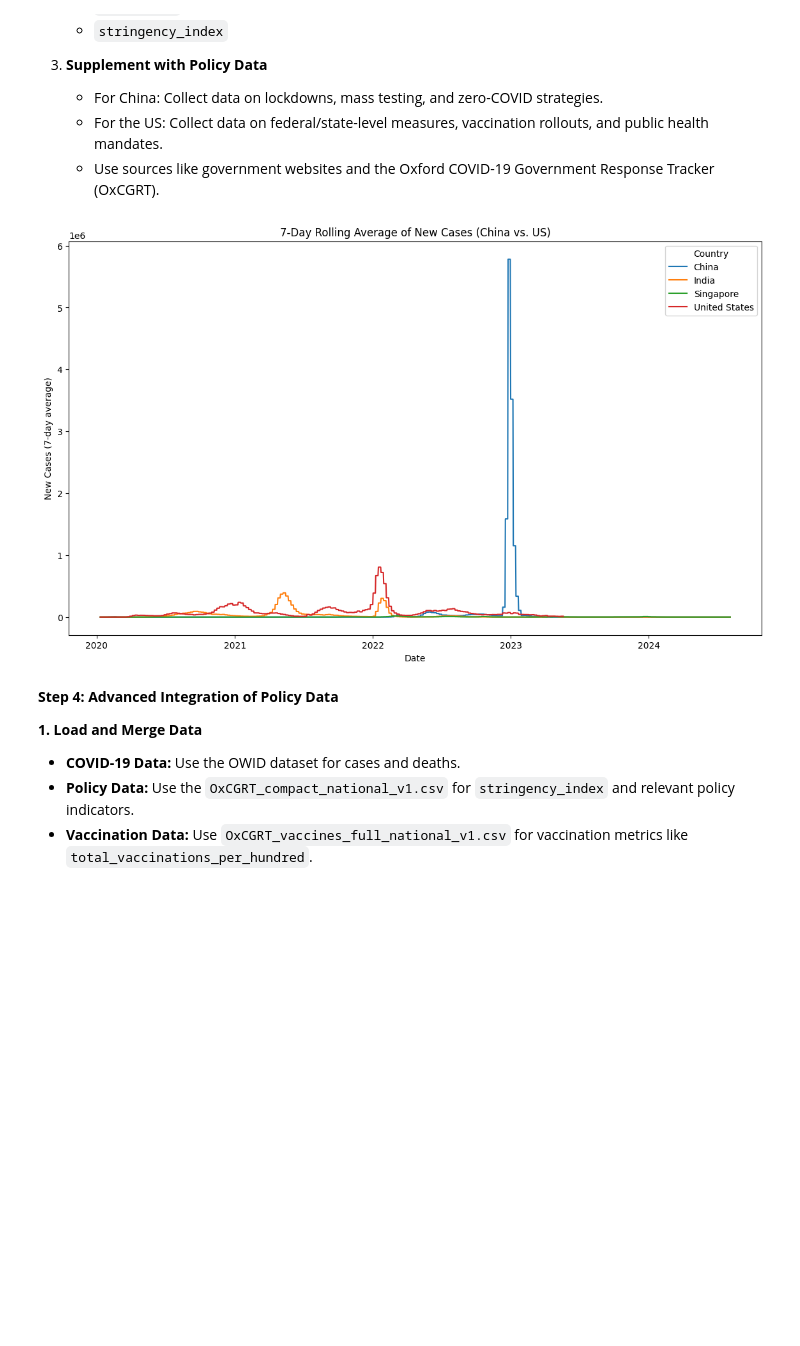
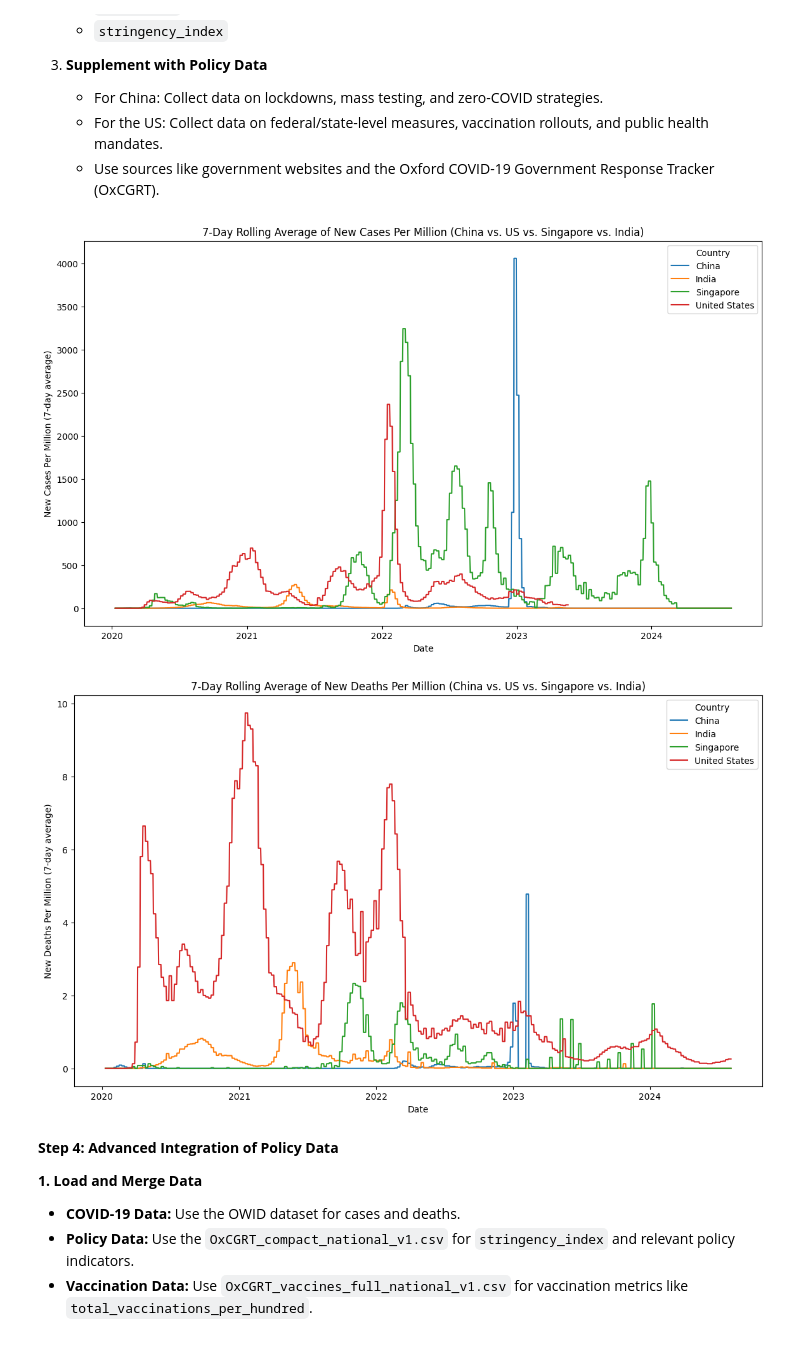
Before and after one commit to Kirigaya-Suguha/Final_Project_6, a Jupyter notebook: q1.ipynb, the cells around one changed output. Saved outputs shown, nothing was run; the diff lists cells and outputs as text; code cells hidden in the pictures; blank space fills up the shorter version.

```diff
--- a/q1.ipynb
+++ b/q1.ipynb
@@ -20,33 +20,43 @@
 # %%
 import pandas as pd
 import matplotlib.pyplot as plt
 import seaborn as sns
 
 # Load COVID-19 data
 covid_data = pd.read_csv("owid-covid-data.csv")
 
-# Filter for China and US
+# Filter for China, US, Singapore, India
 countries = ["China", "United States", "Singapore", "India"]
 df = covid_data[covid_data['location'].isin(countries)]
 
 # Focus on relevant columns
-df = df[["date", "location", "new_cases", "new_deaths", "stringency_index"]]
+df = df[["date", "location", "new_cases_per_million", "new_deaths_per_million", "stringency_index", "population", "new_cases_smoothed_per_million", "new_deaths_smoothed_per_million"]]
 df['date'] = pd.to_datetime(df['date'])
 
-# Rolling averages
-df['new_cases_7day'] = df.groupby('location')['new_cases'].transform(lambda x: x.rolling(7).mean())
-df['new_deaths_7day'] = df.groupby('location')['new_deaths'].transform(lambda x: x.rolling(7).mean())
+# # Rolling averages for new cases per million and deaths per million
+# df['new_cases_7day_per_million'] = df.groupby('location')['new_cases_per_million'].transform(lambda x: x.rolling(7).mean())
+# df['new_deaths_7day_per_million'] = df.groupby('location')['new_deaths_per_million'].transform(lambda x: x.rolling(7).mean())
 
-# Plot trends
+# Plot trends for new cases per million
 plt.figure(figsize=(14, 8))
-sns.lineplot(data=df, x='date', y='new_cases_7day', hue='location')
-plt.title("7-Day Rolling Average of New Cases (China vs. US)")
+sns.lineplot(data=df, x='date', y='new_cases_smoothed_per_million', hue='location')
+plt.title("7-Day Rolling Average of New Cases Per Million (China vs. US vs. Singapore vs. India)")
 plt.xlabel("Date")
-plt.ylabel("New Cases (7-day average)")
+plt.ylabel("New Cases Per Million (7-day average)")
 plt.legend(title="Country")
 plt.show()
+
+# Plot trends for new deaths per million
+plt.figure(figsize=(14, 8))
+sns.lineplot(data=df, x='date', y='new_deaths_smoothed_per_million', hue='location')
+plt.title("7-Day Rolling Average of New Deaths Per Million (China vs. US vs. Singapore vs. India)")
+plt.xlabel("Date")
+plt.ylabel("New Deaths Per Million (7-day average)")
+plt.legend(title="Country")
+plt.show()
 # %% [output]
-[figure, old version]
+[figure, new version]
+[figure, added]
 # %% [markdown]
 **Step 4: Advanced Integration of Policy Data**
 
```
Also changed, not shown: parts of 10 cells of this notebook, 1 other file.
